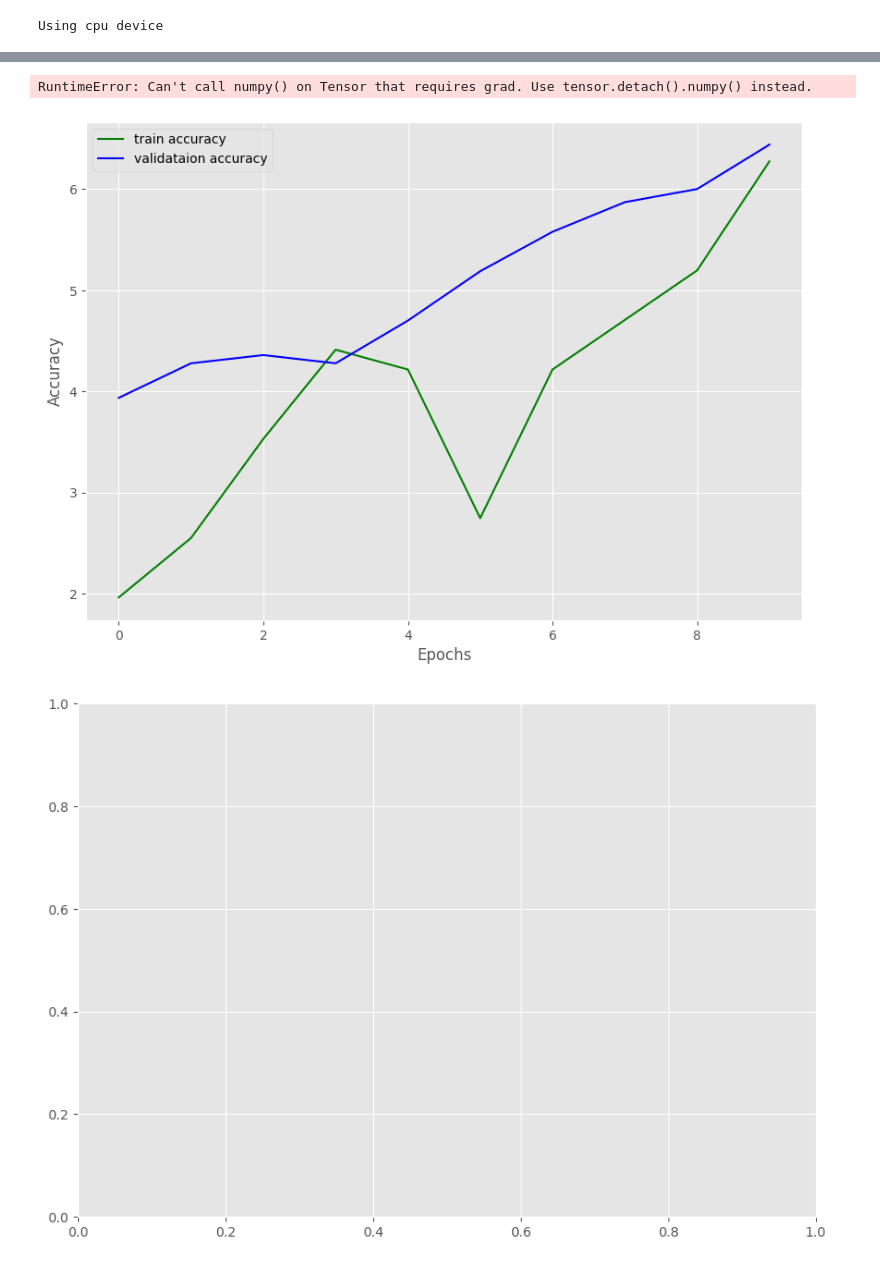
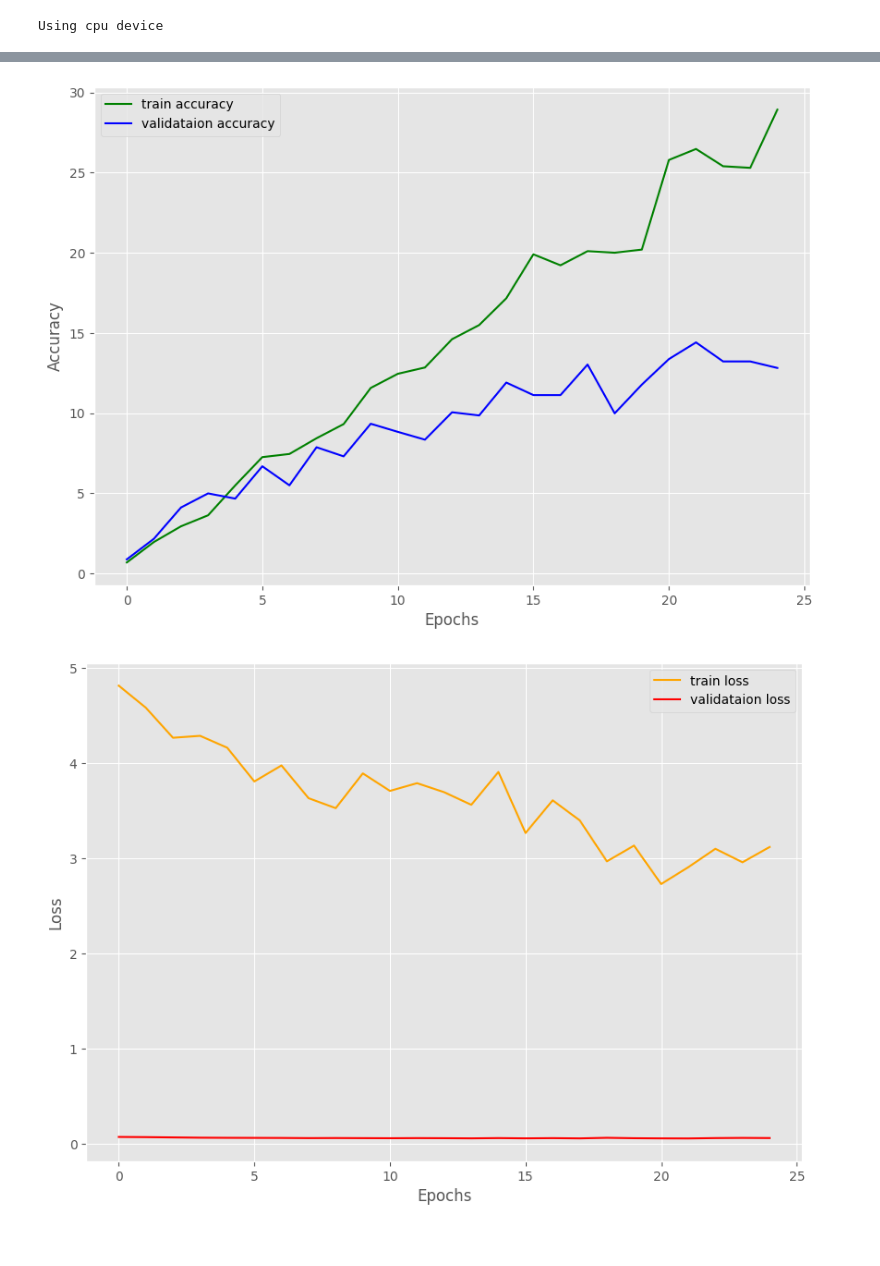
Before and after one commit to Se1towo/Game-Project-Group-16-, a Jupyter notebook: IMLO_NN.ipynb, the cells around one changed output, grey strips where cells are left out. Drawn from its saved outputs; the diff is of its cells as text; code cells hidden in the pictures.

Commit message:
max 13.22 aft 25 epochs!!

```diff
--- a/IMLO_NN.ipynb
+++ b/IMLO_NN.ipynb
@@ -199,4 +171,4 @@ def save_plots(train_acc, valid_acc, train_loss, valid_loss):
 # %%
 learning_rate = 1e-3
 batch_size = 64
-epochs = 1
+epochs = 25
@@ -443,49 +357,59 @@ def train_loop(dataloader, model, loss_fn, optimizer):
     return loss, train_accuracy
 
 
-def test_loop(dataloader, model, loss_fn):
+def val_loop(dataloader, model, loss_fn):
     model.eval()
     size = len(dataloader.dataset)
-    test_loss, correct = 0, 0
+    val_loss, correct = 0, 0
 
     with torch.no_grad():
         for X, y in dataloader:
             X = X.to(device)
             y = y.to(device)
             pred = model(X)
-            test_loss += loss_fn(pred, y).item()
+            val_loss += loss_fn(pred, y).item()
             correct += (pred.argmax(1) == y).sum().item()
 
-    test_loss /= size
-    test_accuracy = 100.0 * correct / size
-    print(f"Testing Error: \n Accuracy: {test_accuracy:>0.2f}%, Avg loss: {test_loss:>8f} \n")
-    return test_loss, test_accuracy
+    val_loss /= size
+    val_accuracy = 100.0 * correct / size
+    print(f"Validation Error: \n Accuracy: {val_accuracy:>0.2f}%, Avg loss: {val_loss:>8f} \n")
+    return val_loss, val_accuracy
-# %%
-epochs = 100
 # %%
 loss_fn = nn.CrossEntropyLoss()
-optimizer = torch.optim.SGD(model.parameters(), lr=learning_rate)
+optimizer = torch.optim.Adam(model.parameters(), lr=learning_rate)
 save_best_model = SaveBestModel()
 
 # lists to keep track of losses and accuracies
-train_loss, valid_loss = [], []
+train_l, valid_l = [], []
 train_acc, valid_acc = [], []
 
 for t in range(epochs):
     print(f"Epoch {t+1}\n-------------------------------")
-    loss, train_accuracy = train_loop(train_dataloader, model, loss_fn, optimizer)
-    test_loss, test_accuracy = test_loop(test_dataloader, model, loss_fn)
+    train_loss, train_accuracy = train_loop(train_dataloader, model, loss_fn, optimizer)
+    valid_loss, val_accuracy = val_loop(test_dataloader, model, loss_fn)
 
     # save the best model till now if we have the least loss in the current epoch
-    save_best_model(test_loss, t, model, optimizer, loss_fn)
-    train_loss.append(loss)
-    valid_loss.append(test_loss)
+    save_best_model(valid_loss, t, model, optimizer, loss_fn)
+    train_l.append(train_loss.cpu().detach().numpy())
+    valid_l.append(valid_loss)
     train_acc.append(train_accuracy)
-    valid_acc.append(test_accuracy)
+    valid_acc.append(val_accuracy)
+
+    # Early stopping
+    if valid_loss < best_loss:
+        best_loss = valid_loss
+        best_model_weights = copy.deepcopy(model.state_dict())  # Deep copy here
+        patience = 10  # Reset patience counter
+    else:
+        patience -= 1
+        if patience == 0:
+            print("Early stopping triggered!")
+            break
+
 # save the trained model weights for a final time
 save_model(epochs, model, optimizer, loss_fn)
 # save the loss and accuracy plots
-save_plots(train_acc, valid_acc, train_loss, valid_loss)
+save_plots(train_acc, valid_acc, train_l, valid_l)
 print("Done!")
 # %% [output]
 Epoch 1
@@ -508,3 +432,2 @@ Saving final model...
-RuntimeError: Can't call numpy() on Tensor that requires grad. Use tensor.detach().numpy() instead.
-[figure, old version]
+[figure, new version]
-[figure, old version]
+[figure, new version]
```
Also changed, not shown: parts of 24 cells of this notebook.
